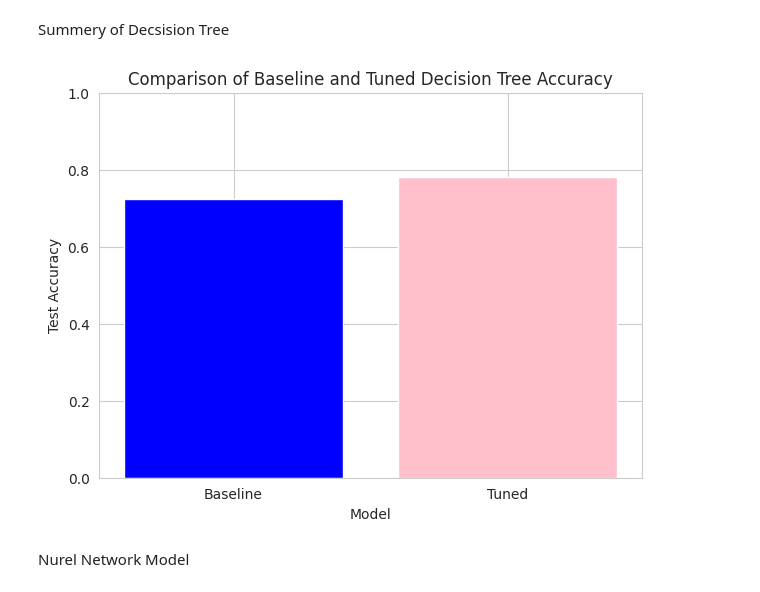
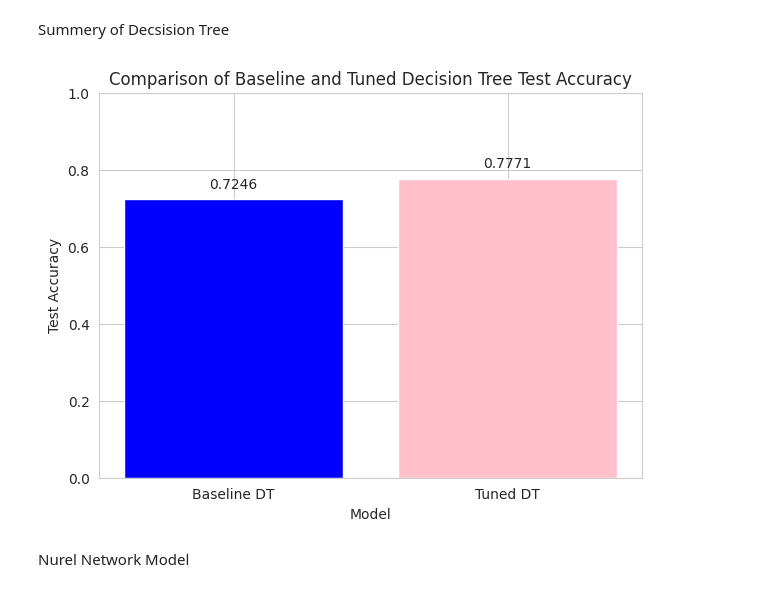
Before and after one commit to sanulisiya/Telco-churn-prediction20231263, a Jupyter notebook: Machine_Learning_Coursework.ipynb, the cells around one changed output. Saved outputs shown, nothing was run; the diff lists cells and outputs as text; code cells hidden in the pictures.

```diff
--- a/Machine_Learning_Coursework.ipynb
+++ b/Machine_Learning_Coursework.ipynb
@@ -815,3 +820,8 @@ Churn
 0    50.0
 1    50.0
 Name: count, dtype: float64%
+# %%
+X_train_res = pd.DataFrame(X_train_res).replace([np.inf, -np.inf], np.nan)
+X_train_res = X_train_res.fillna(0).astype('float32')
+
+y_train_res = pd.Series(y_train_res).astype('int32')
@@ -1099,22 +1133,30 @@ Summery of Decsision Tree
 # %%
 # Accuracy Bar Chart for Baseline and Tuned Models
 import matplotlib.pyplot as plt
 
-# Define metrics and accuracies
-metrics = ['Accuracy']
-baseline_acc = [test_acc_baseline]
-tuned_acc = [test_acc_tuned]
+# Get the accuracy for the baseline DT model
+baseline_dt_accuracy = accuracy # This is from the dt.predict(X_test) earlier
+
+# Get the accuracy for the best pruned DT model
+# 'test_acc' is a list of accuracies for different alphas, and 'best_index' holds the index of the best one
+tuned_dt_accuracy = test_acc[best_index]
 
 # Plotting the accuracy comparison
 plt.figure(figsize=(7,5))
-plt.bar(['Baseline', 'Tuned'], [test_acc_baseline, test_acc_tuned], color=['blue', 'pink'])
-plt.title('Comparison of Baseline and Tuned Decision Tree Accuracy')
+bars = plt.bar(['Baseline DT', 'Tuned DT'], [baseline_dt_accuracy, tuned_dt_accuracy], color=['blue', 'pink'])
+plt.title('Comparison of Baseline and Tuned Decision Tree Test Accuracy')
 plt.xlabel('Model')
 plt.ylabel('Test Accuracy')
 plt.ylim(0, 1)
+
+# Add values on top of the bars
+for bar in bars:
+    yval = bar.get_height()
+    plt.text(bar.get_x() + bar.get_width()/2, yval + 0.02, round(yval, 4), ha='center', va='bottom')
+
 plt.show()
 # %% [output]
-[figure, old version]
+[figure, new version]
 # %% [markdown]
 Nurel Network Model
 # %% [markdown]
```
Also changed, not shown: parts of 34 cells of this notebook.
